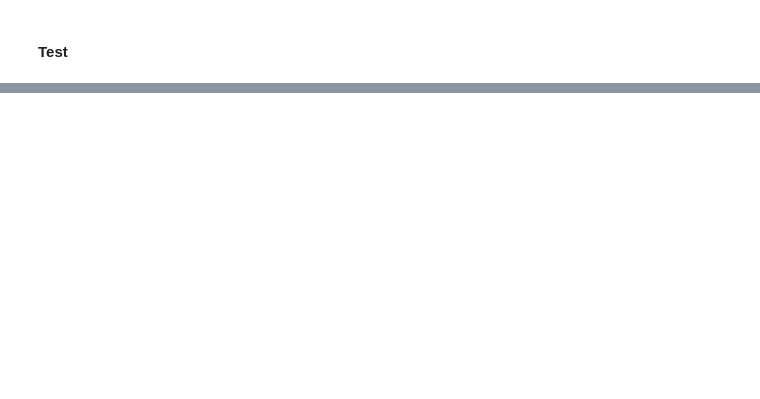
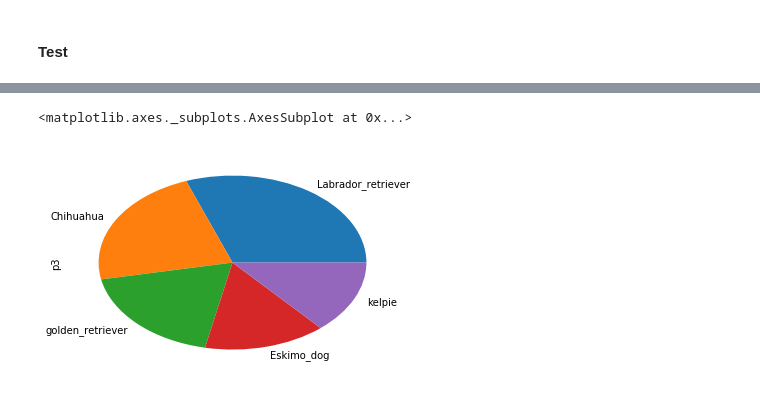
Before and after one commit to Vgarg027/Practice, a Jupyter notebook: wrangle_act.ipynb, the cells around one changed output, grey strips where cells are left out. Saved outputs shown, nothing was run; the diff lists cells and outputs as text; code cells hidden in the pictures; blank space fills up the shorter version.

```diff
--- a/wrangle_act.ipynb
+++ b/wrangle_act.ipynb
@@ -1054,0 +524,5 @@ Dog breeds where the image prediction neural network most frequently had high co
+# %%
+df_3['p3'][df_3['p3_dog']==True].value_counts().head(5).plot(kind='pie')
+# %% [output]
+<matplotlib.axes._subplots.AxesSubplot at 0x...>
+[figure, added]
```
Also changed, not shown: parts of 200 cells of this notebook.
